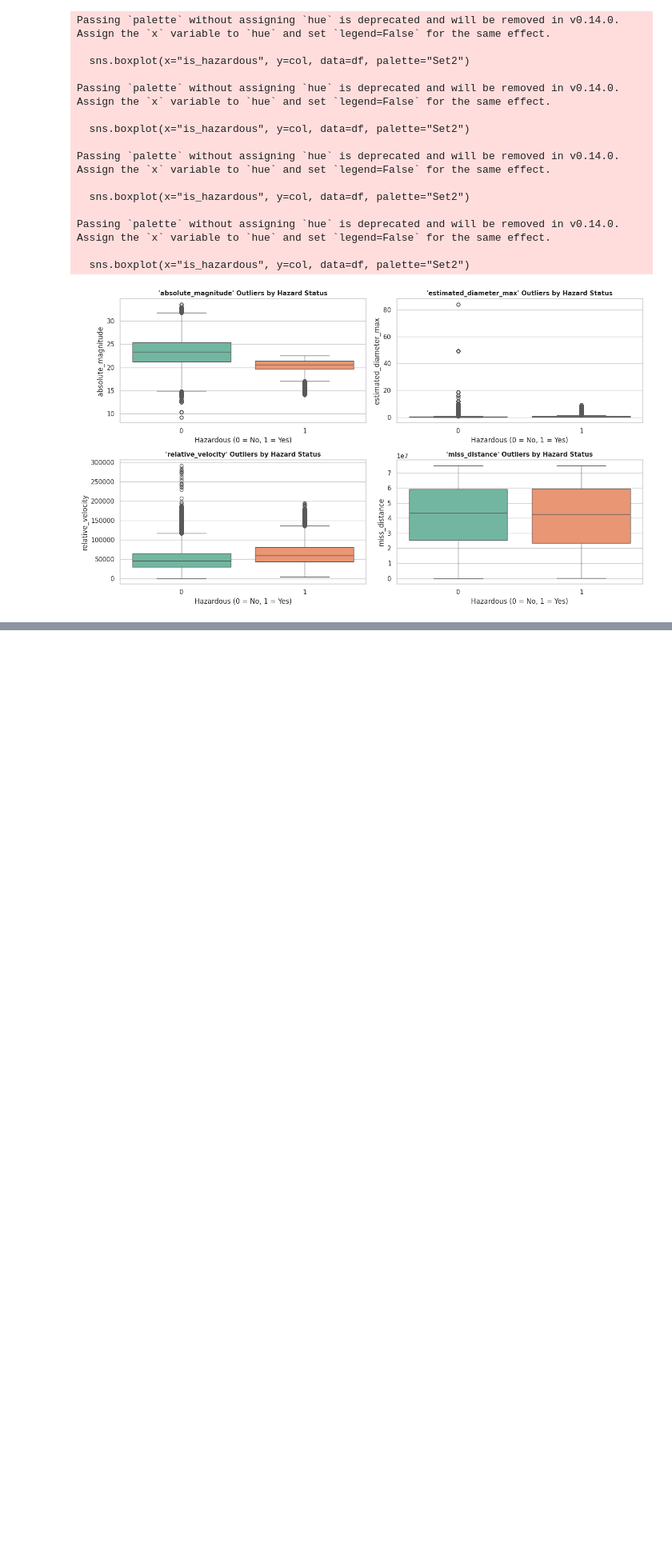
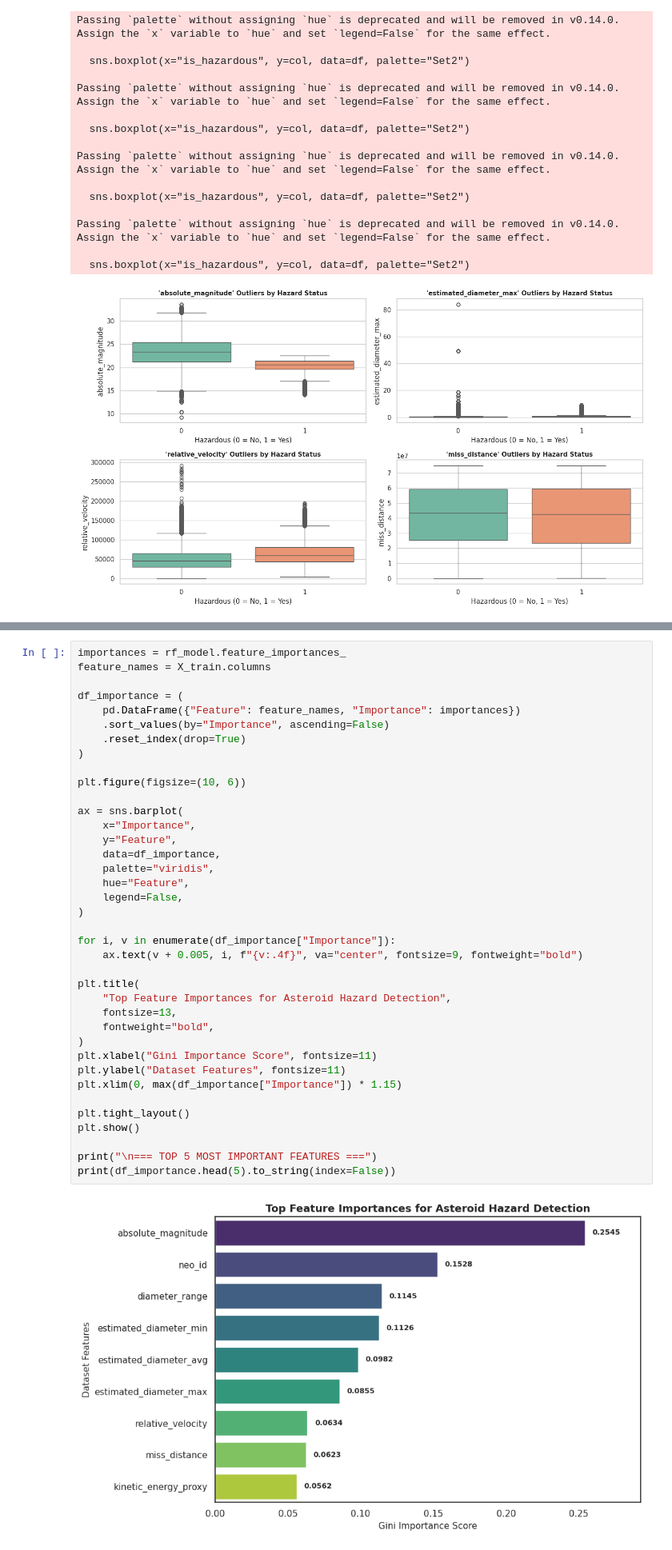
Before and after one commit to s006aj/Planetary_defence_system, a Jupyter notebook: final_project.ipynb, the cells around one changed output, grey strips where cells are left out. Shown at 80% size. Cells and saved outputs as stored; diff of their text form; blank space fills up the shorter version.

```diff
--- a/final_project.ipynb
+++ b/final_project.ipynb
@@ -161,0 +374,40 @@ Passing `palette` without assigning `hue` is deprecated and will be removed in v
+# %%
+importances = rf_model.feature_importances_
+feature_names = X_train.columns
+
+df_importance = (
+    pd.DataFrame({"Feature": feature_names, "Importance": importances})
+    .sort_values(by="Importance", ascending=False)
+    .reset_index(drop=True)
+)
+
+plt.figure(figsize=(10, 6))
+
+ax = sns.barplot(
+    x="Importance",
+    y="Feature",
+    data=df_importance,
+    palette="viridis",
+    hue="Feature",
+    legend=False,
+)
+
+for i, v in enumerate(df_importance["Importance"]):
+    ax.text(v + 0.005, i, f"{v:.4f}", va="center", fontsize=9, fontweight="bold")
+
+plt.title(
+    "Top Feature Importances for Asteroid Hazard Detection",
+    fontsize=13,
+    fontweight="bold",
+)
+plt.xlabel("Gini Importance Score", fontsize=11)
+plt.ylabel("Dataset Features", fontsize=11)
+plt.xlim(0, max(df_importance["Importance"]) * 1.15)
+
+plt.tight_layout()
+plt.show()
+
+print("\n=== TOP 5 MOST IMPORTANT FEATURES ===")
+print(df_importance.head(5).to_string(index=False))
+# %% [output]
+[figure, added]
```
Also changed, not shown: parts of 13 cells of this notebook.
